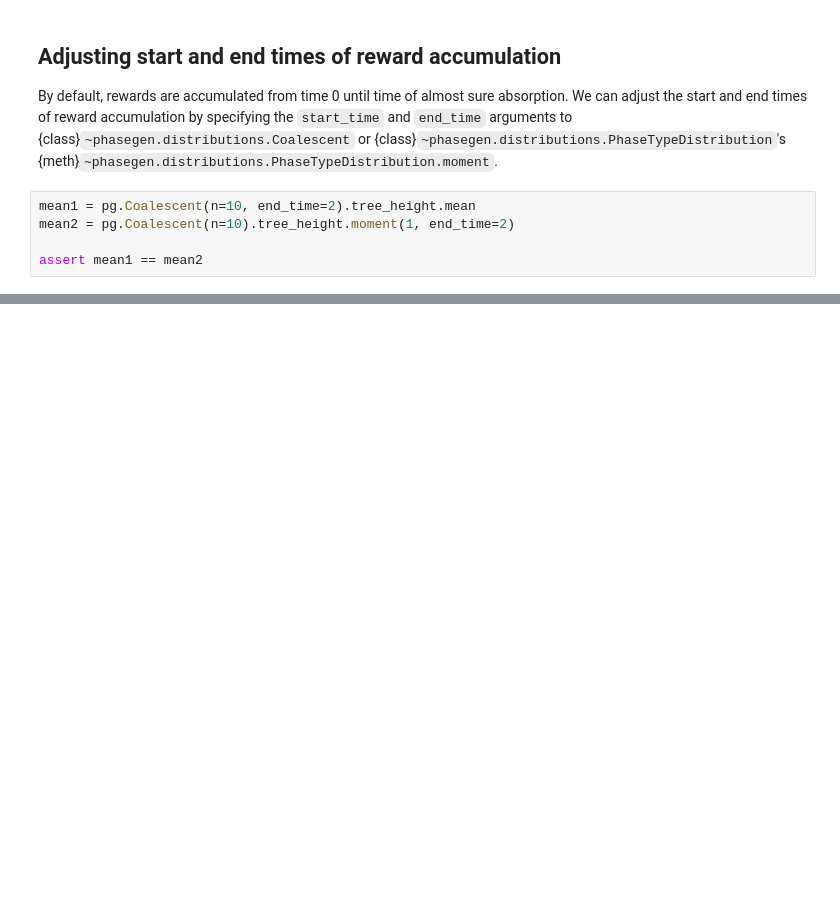
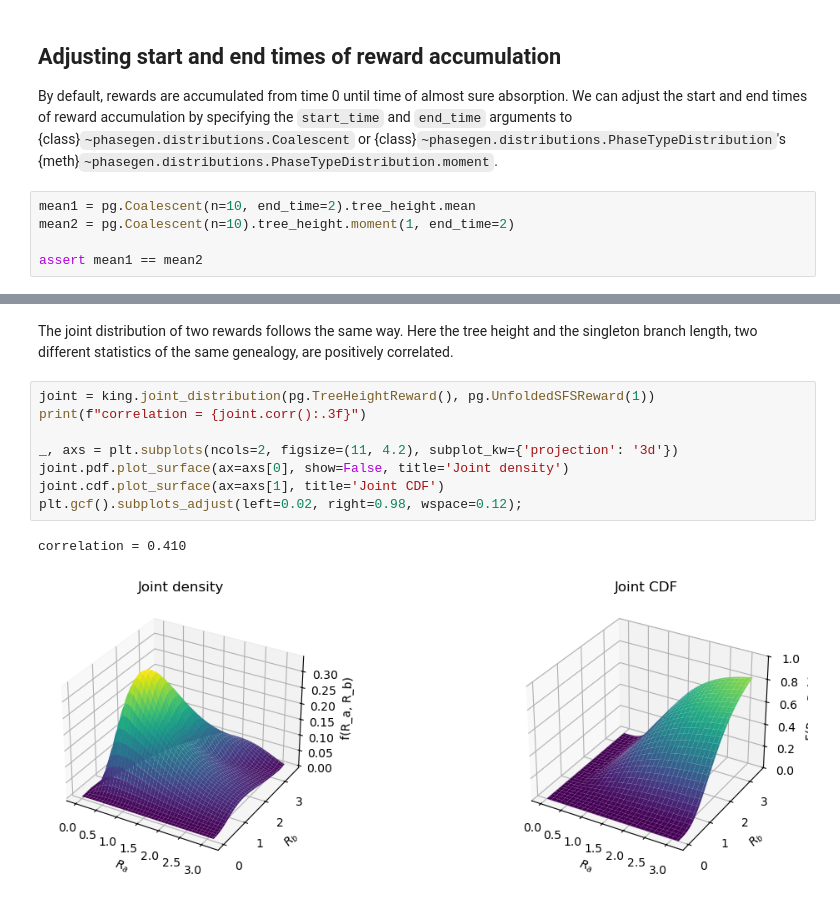
Before and after one commit to Sendrowski/PhaseGen, a Jupyter notebook: docs/reference/Python/rewards.ipynb, the cells around one changed output, grey strips where cells are left out. Drawn from its saved outputs; the diff is of its cells as text; blank space fills up the shorter version.

```diff
--- a/docs/reference/Python/rewards.ipynb
+++ b/docs/reference/Python/rewards.ipynb
@@ -93,0 +107,13 @@ assert mean1 == mean2
+# %% [markdown]
+The joint distribution of two rewards follows the same way. Here the tree height and the singleton branch length, two different statistics of the same genealogy, are positively correlated.
+# %%
+joint = king.joint_distribution(pg.TreeHeightReward(), pg.UnfoldedSFSReward(1))
+print(f"correlation = {joint.corr():.3f}")
+
+_, axs = plt.subplots(ncols=2, figsize=(11, 4.2), subplot_kw={'projection': '3d'})
+joint.pdf.plot_surface(ax=axs[0], show=False, title='Joint density')
+joint.cdf.plot_surface(ax=axs[1], title='Joint CDF')
+plt.gcf().subplots_adjust(left=0.02, right=0.98, wspace=0.12);
+# %% [output]
+correlation = 0.410
+[figure, added]
```
Also changed, not shown: parts of 7 cells of this notebook, 13 other files.
